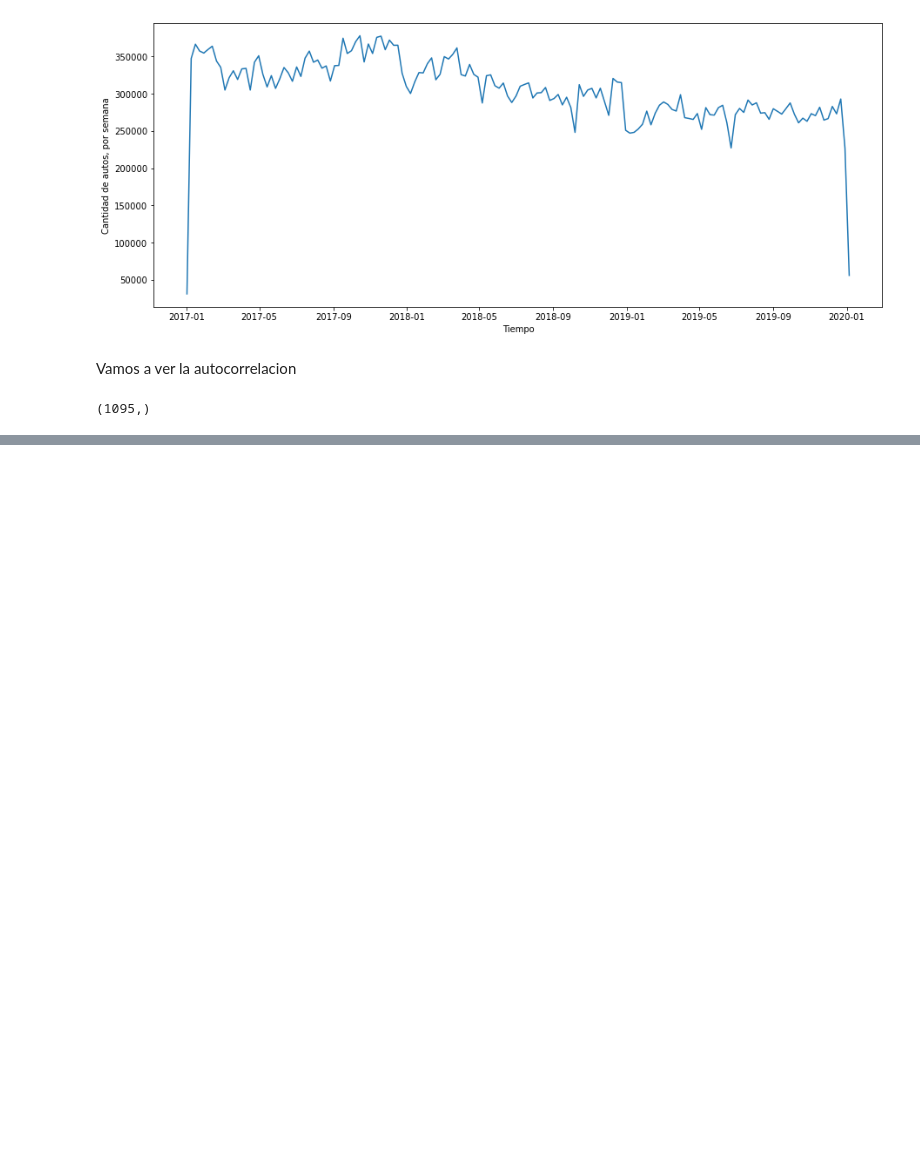
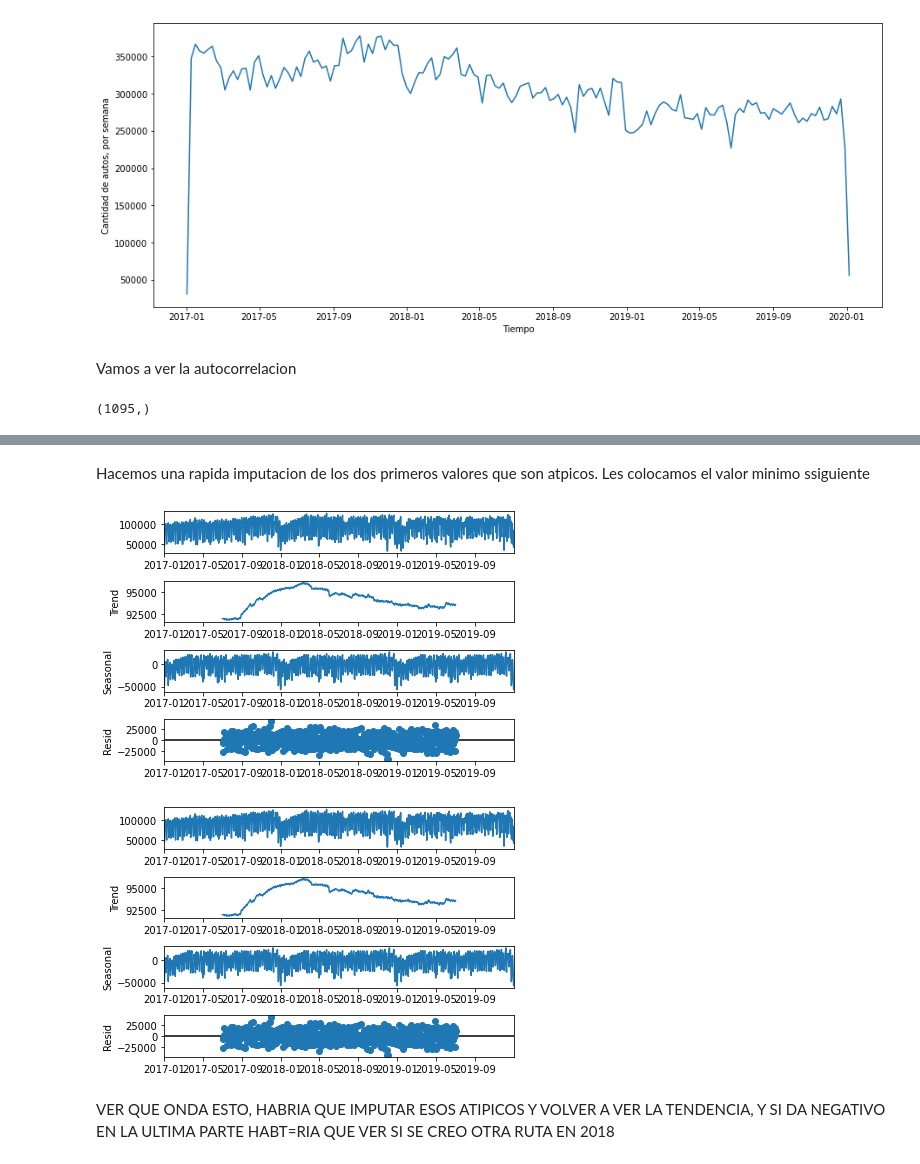
Before and after one commit to NachoRam123/Proyecto-3, a Jupyter notebook: DS_Proyecto_03_ST_RamellaIgnacio.ipynb, the cells around one changed output, grey strips where cells are left out. Drawn from its saved outputs; the diff is of its cells as text; code cells hidden in the pictures; blank space fills up the shorter version.

```diff
--- a/DS_Proyecto_03_ST_RamellaIgnacio.ipynb
+++ b/DS_Proyecto_03_ST_RamellaIgnacio.ipynb
@@ -565,0 +577,12 @@ Ya vamos aprendiendo GIT
+# %%
+#Unimos los 3 datasets, podemos hacerlo asi directamente ya que tienen las mismas columnas
+dataset_2 = pd.concat([data_2019, data_2018, data_2017])
+
+#Nos quedamos solamente con la estación Illia
+mask = (dataset_2.estacion=='Illia')
+dataset_2 = dataset_2[mask]
+
+#Quitamos las columnas que no vamos a utilizar
+dataset_2.drop(columns = ['periodo','hora_inicio', 'estacion'], inplace = True)
+
+dataset_2.head()
@@ -565,0 +596,16 @@ Ya vamos aprendiendo GIT
+# %%
+#Pasamos la columna fecha a formato datetime, y le unimos la hora_fin como hora
+dataset2=dataset_2.copy()
+dataset2['fecha2'] = pd.to_datetime(dataset_2.fecha) + pd.to_timedelta(dataset_2.hora_fin, unit = 'h')
+
+#Quitamos las columnas fecha y hora_fin ya que las incluimos en el campo fecha2
+dataset2.drop(columns=['fecha','hora_fin'], inplace = True)
+#Corregimos el nombre de fecha2 a fecha
+dataset2.rename(columns = {'fecha2':'fecha'}, inplace = True)
+#Reordenamos el dataset por fecha
+dataset2.sort_values('fecha', inplace = True)
+dataset2.reset_index(drop=True, inplace = True)
+#Resampleamos nuestros datos para agrupar por dia, y asi tal vez lograr una visualización mas amigable
+diario2 = dataset2.resample('D', on = 'fecha').sum()
+print(diario2.shape)
+diario2.head(5)
@@ -565,0 +638,5 @@ Ya vamos aprendiendo GIT
+# %% [markdown]
+Hacemos una rapida imputacion de los dos primeros valores que son atpicos. Les colocamos el valor minimo ssiguiente
+# %%
+diario2.loc['2018-11-30','cantidad_pasos'] =33529
+diario2.loc['2018-12-01','cantidad_pasos'] =33529
@@ -565,0 +646,12 @@ Ya vamos aprendiendo GIT
+# %%
+from statsmodels.tsa.seasonal import seasonal_decompose
+
+result2 = seasonal_decompose(diario2, model='additive', period=(365))
+result2.plot()
+#grafico2 = px.line(result2.trend)
+#grafico2.show()
+# %% [output]
+[figure, added]
+[figure, added]
+# %% [markdown]
+VER QUE ONDA ESTO, HABRIA QUE IMPUTAR ESOS ATIPICOS Y VOLVER A VER LA TENDENCIA, Y SI DA NEGATIVO EN LA ULTIMA PARTE HABT=RIA QUE VER SI SE CREO OTRA RUTA EN 2018
```
Also changed, not shown: parts of 20 cells of this notebook.
